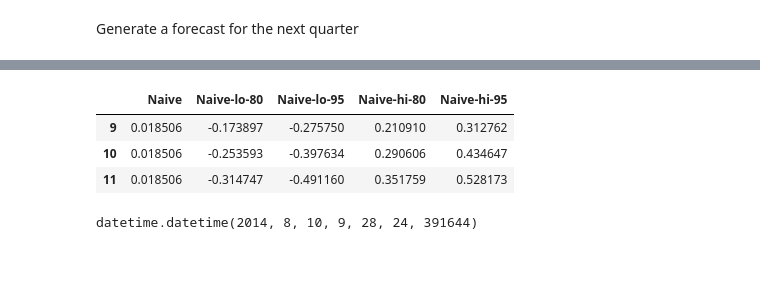
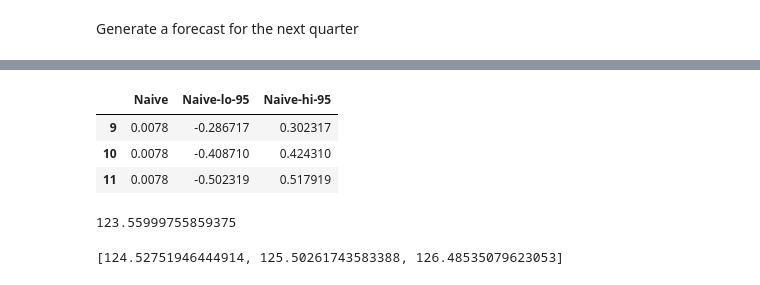
Before and after one commit to tituslhy/TheMarginCall, a Jupyter notebook: notebooks/tsa.ipynb, the cells around one changed output, grey strips where cells are left out. Drawn from its saved outputs; the diff is of its cells as text; code cells hidden in the pictures.

```diff
--- a/notebooks/tsa.ipynb
+++ b/notebooks/tsa.ipynb
@@ -174,7 +181,7 @@ mae.style.highlight_max(color = 'lightblue', axis = 1)
 # %% [markdown]
 Generate a forecast for the next quarter
 # %%
-levels = [80, 95] # confidence levels for the prediction intervals
+levels = [95] # confidence levels for the prediction intervals
 
 forecasts = sf.forecast(h=3, level=levels)
 forecasts = forecasts.reset_index()
@@ -205,8 +216,26 @@ StatsForecast.plot(returns, forecasts, level=levels, unique_ids = ['ILMN'], mode
 # %%
-forecasts[forecasts['unique_id'] == 'ILMN'][[col for col in forecasts[forecasts['unique_id'] == 'ILMN'].columns if "Naive" in col]]
+tmp2 = forecasts[forecasts['unique_id'] == 'ILMN'][[col for col in forecasts[forecasts['unique_id'] == 'ILMN'].columns if "Naive" in col]]
+tmp2
 # %% [output]
-|  | Naive | Naive-lo-80 | Naive-lo-95 | Naive-hi-80 | Naive-hi-95 |
-| 9 | 0.018506 | -0.173897 | -0.275750 | 0.210910 | 0.312762 |
-| 10 | 0.018506 | -0.253593 | -0.397634 | 0.290606 | 0.434647 |
-| 11 | 0.018506 | -0.314747 | -0.491160 | 0.351759 | 0.528173 |
+|  | Naive | Naive-lo-95 | Naive-hi-95 |
+| 9 | 0.0078 | -0.286717 | 0.302317 |
+| 10 | 0.0078 | -0.408710 | 0.424310 |
+| 11 | 0.0078 | -0.502319 | 0.517919 |
+# %%
+prices[prices['unique_id']=='ILMN'].tail(1)['y'].values[0]
+# %% [output]
+123.55999755859375
+# %%
+returns = []
+last_value=prices[prices['unique_id']=='ILMN'].tail(1)['y'].values[0]
+for vol in [v for v in tmp2['Naive'].values]:
+    f = np.exp(vol) * last_value
+    returns.append(
+        f
+    )
+    last_value=f
+
+returns
+# %% [output]
+[124.52751946444914, 125.50261743583388, 126.48535079623053]
 # %%
@@ -307,4 +446,0 @@ class Forecaster:
-# %%
-datetime.now() - relativedelta(years=10)
-# %% [output]
-datetime.datetime(2014, 8, 10, 9, 28, 24, 391644)
```
Also changed, not shown: parts of 14 cells of this notebook, 1 other file.
